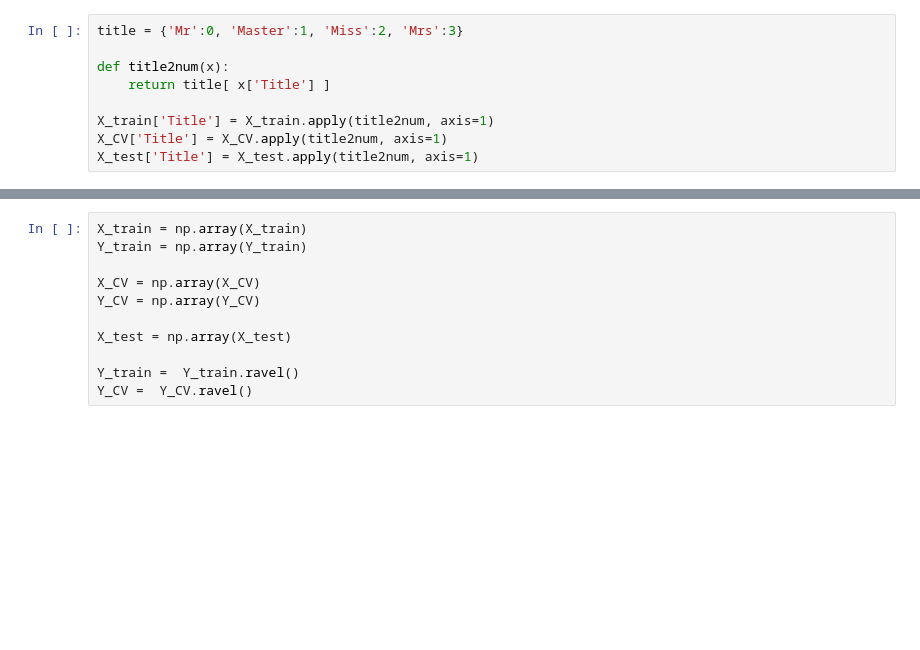
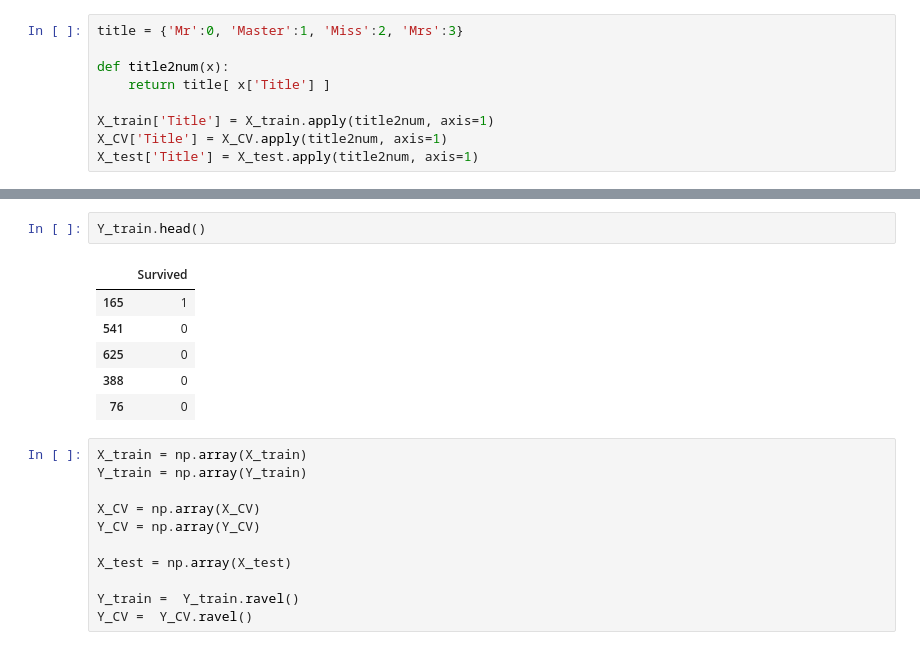
Before and after one commit to suraj-maniyar/Kaggle, a Jupyter notebook: titanic/main.ipynb, the cells around one changed output, grey strips where cells are left out. Drawn from its saved outputs; the diff is of its cells as text; blank space fills up the shorter version.

```diff
--- a/titanic/main.ipynb
+++ b/titanic/main.ipynb
@@ -164,3 +173,12 @@ X_test['Title'] = X_test.apply(title2num, axis=1)
+# %%
+Y_train.head()
+# %% [output]
+|  | Survived |
+| 165 | 1 |
+| 541 | 0 |
+| 625 | 0 |
+| 388 | 0 |
+| 76 | 0 |
 # %%
 X_train = np.array(X_train)
 Y_train = np.array(Y_train)
```
Also changed, not shown: parts of 18 cells of this notebook, 2 other files.
